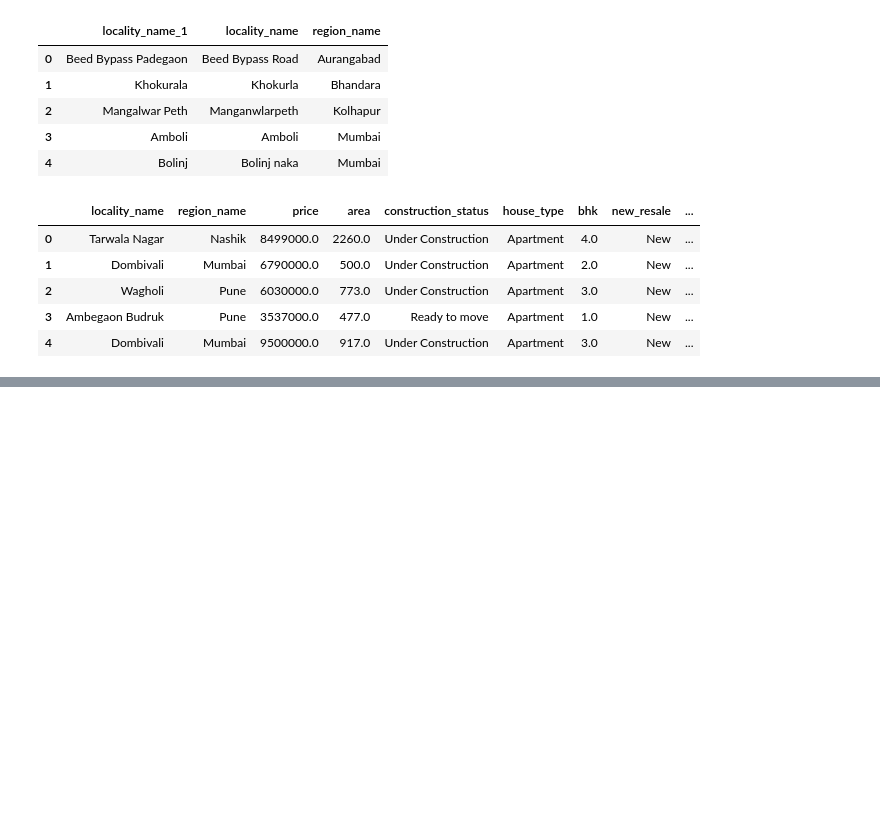
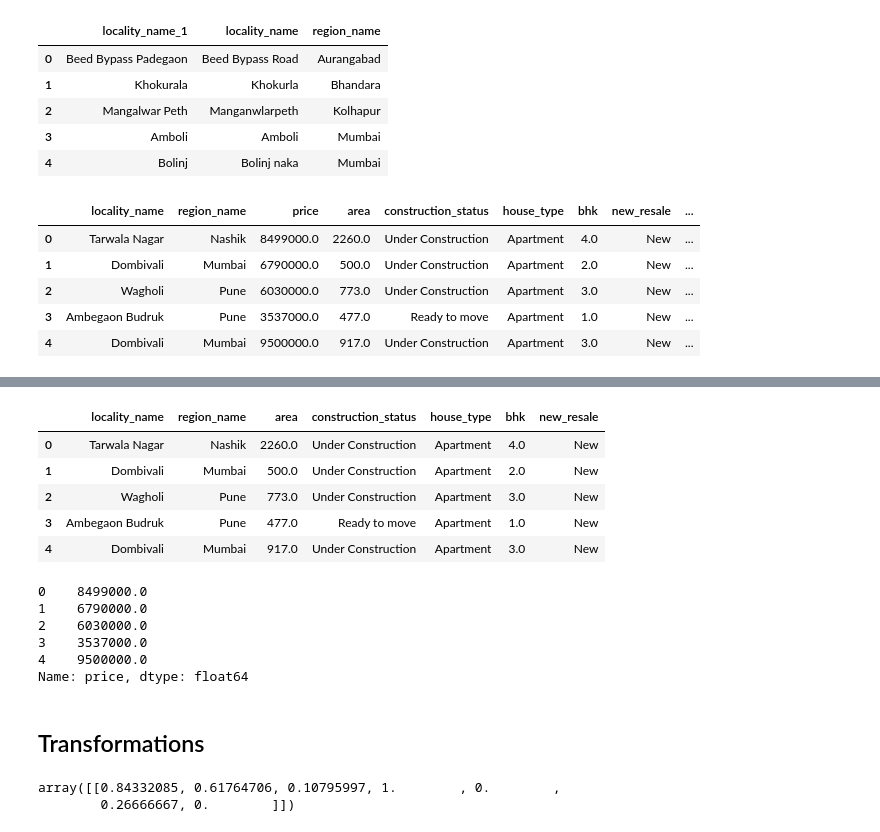
Before and after one commit to chait96/MyFiles, a Jupyter notebook: Analytics/Housing Prices/HousingPrices.ipynb, the cells around one changed output, grey strips where cells are left out. Drawn from its saved outputs; the diff is of its cells as text; code cells hidden in the pictures; blank space fills up the shorter version.

```diff
--- a/Analytics/Housing Prices/HousingPrices.ipynb
+++ b/Analytics/Housing Prices/HousingPrices.ipynb
@@ -117,7 +123,7 @@ df.drop(['value_per_sqft', 'total_rooms', 'room_diff'], axis=1, inplace=True)
 df.rename(columns = {'total_beds':'bhk'}, inplace = True)
 df['new_resale'].replace(['old'], 'Resale', inplace=True)
 df['region_name'].replace(['Nasik'], 'Nashik', inplace=True)
-df['price_per_sqft'] = round(df.price/df.area, 2)
+# df['price_per_sqft'] = round(df.price/df.area, 2)
 df.head()
 # %% [output]
 |  | locality_name | region_name | price | area | construction_status | house_type | bhk | new_resale | ... |
@@ -280,0 +288,22 @@ df.head()
+# %%
+features = df.drop(['price','age'], axis=1).copy()
+features.head()
+# %% [output]
+|  | locality_name | region_name | area | construction_status | house_type | bhk | new_resale |
+| 0 | Tarwala Nagar | Nashik | 2260.0 | Under Construction | Apartment | 4.0 | New |
+| 1 | Dombivali | Mumbai | 500.0 | Under Construction | Apartment | 2.0 | New |
+| 2 | Wagholi | Pune | 773.0 | Under Construction | Apartment | 3.0 | New |
+| 3 | Ambegaon Budruk | Pune | 477.0 | Ready to move | Apartment | 1.0 | New |
+| 4 | Dombivali | Mumbai | 917.0 | Under Construction | Apartment | 3.0 | New |
+# %%
+target = df['price'].copy()
+target.head()
+# %% [output]
+0    8499000.0
+1    6790000.0
+2    6030000.0
+3    3537000.0
+4    9500000.0
+Name: price, dtype: float64
+# %% [markdown]
+## Transformations
@@ -280,0 +321,5 @@ df.head()
+# %%
+features[:1]
+# %% [output]
+array([[0.84332085, 0.61764706, 0.10795997, 1.        , 0.        ,
+        0.26666667, 0.        ]])
```
Also changed, not shown: parts of 26 cells of this notebook.
